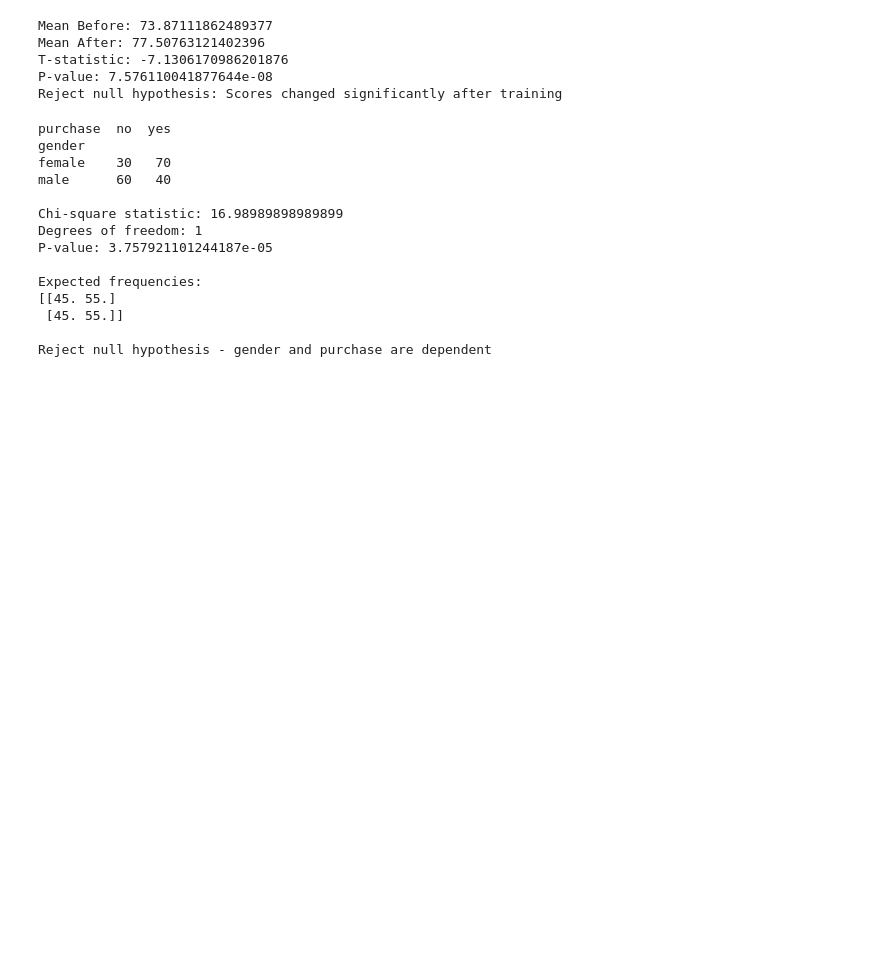
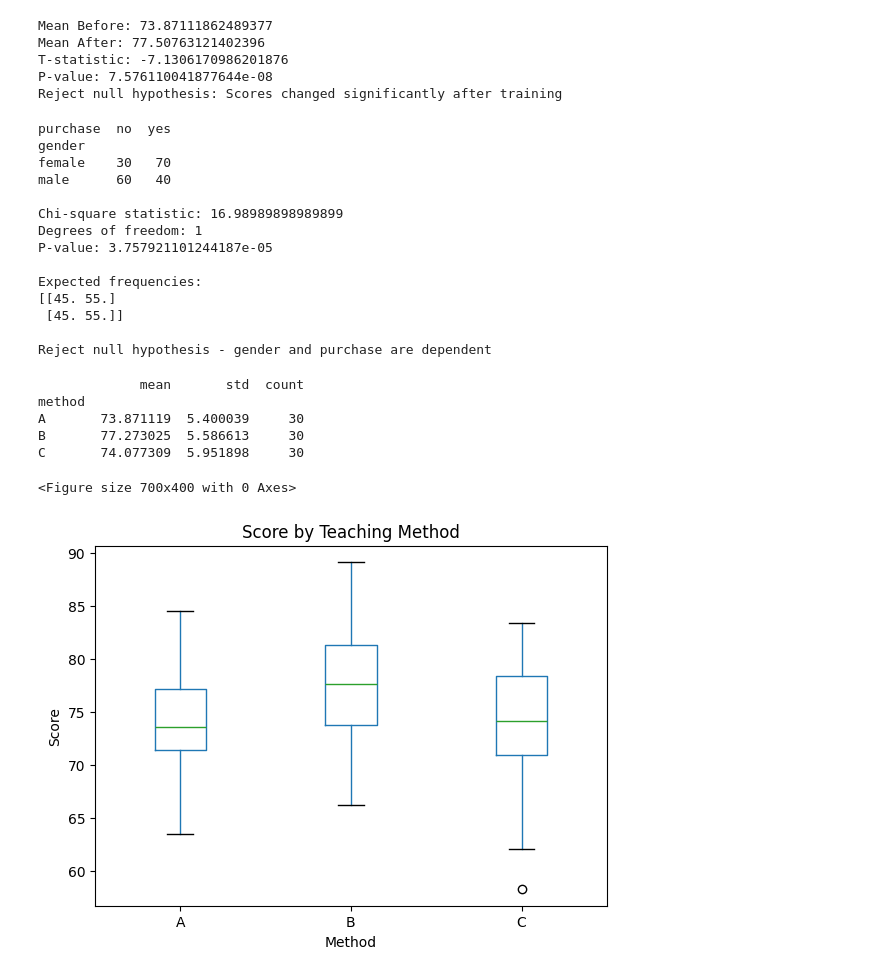
Before and after one commit to AhammedSameer46/bia-data-science, a Jupyter notebook: notebooks/assigmnent2.ipynb, the cells around one changed output. Cells and saved outputs as stored; diff of their text form; code cells hidden in the pictures; blank space fills up the shorter version.

Commit message:
Anova

```diff
--- a/notebooks/assigmnent2.ipynb
+++ b/notebooks/assigmnent2.ipynb
@@ -226,3 +227,50 @@ Expected frequencies:
  [45. 55.]]
 
 Reject null hypothesis - gender and purchase are dependent
+# %%
+# Anova trainer example : one- way ANOVA with assumptions checks and post-hoc
+import numpy as np
+import pandas as pd
+from scipy import stats
+import statsmodels.api as sm
+from statsmodels.formula.api import ols
+from statsmodels.stats.multicomp import pairwise_tukeyhsd
+import matplotlib.pyplot as plt
+
+np.random.seed(42)
+
+# Sample data (3 groups)
+# Suppose we measure "score" for three teaching methods A,B,C
+n_per_group =30
+group_A = np.random.normal(loc=75, scale=6,size=n_per_group) #mean~75
+group_B = np.random.normal(loc=78, scale=6, size=n_per_group)# mean~78
+group_C = np.random.normal(loc=74, scale=6,size=n_per_group)# mean~74
+
+df = pd.DataFrame(
+    {
+        "score" : np.concatenate([group_A, group_B,group_C]),
+        "method": ["A"]* n_per_group + ["B"] * n_per_group + ["C"] * n_per_group,
+
+    }
+)
+
+print(df.groupby("method")["score"].agg(["mean","std","count"]))
+
+# Visualization (boxplot)
+
+
+plt.figure(figsize=(7,4))
+df.boxplot(column="score",by="method",grid=False)
+plt.suptitle("")
+plt.title("Score by Teaching Method")
+plt.xlabel("Method")
+plt.ylabel("Score")
+plt.show()
+# %% [output]
+             mean       std  count
+method
+A       73.871119  5.400039     30
+B       77.273025  5.586613     30
+C       74.077309  5.951898     30
+<Figure size 700x400 with 0 Axes>
+[figure, added]
```
Also changed, not shown: parts of 2 cells of this notebook.
